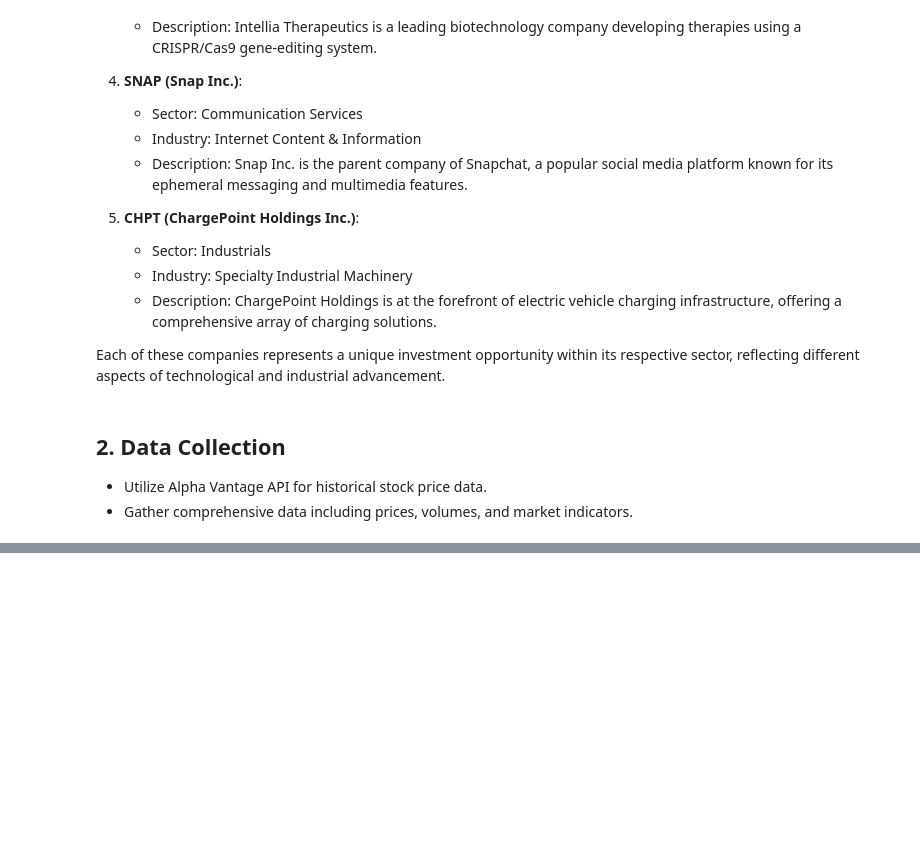
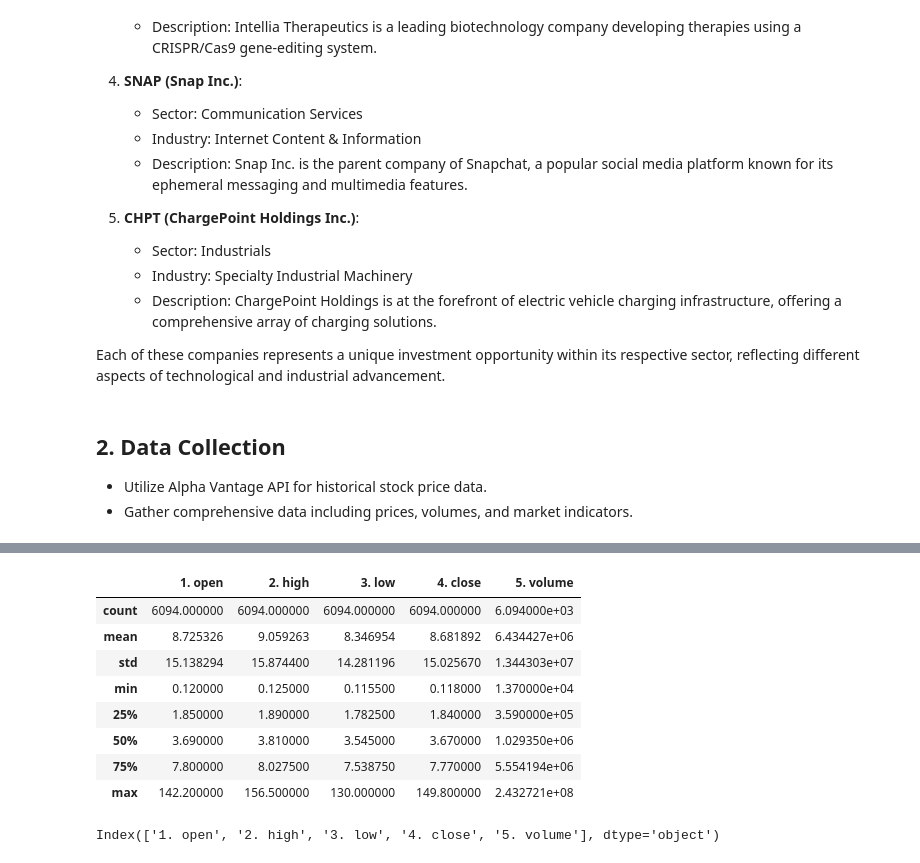
Before and after one commit to omnidox/Stock-Price-Prediction-Project, a Jupyter notebook: Stock_Prediction.ipynb, the cells around one changed output, grey strips where cells are left out. Cells and saved outputs as stored; diff of their text form; code cells hidden in the pictures; blank space fills up the shorter version.

```diff
--- a/Stock_Prediction.ipynb
+++ b/Stock_Prediction.ipynb
@@ -55,4 +55,6 @@ import numpy as np
 import matplotlib.pyplot as plt
 import seaborn as sns
 import plotly.express as px
+# %%
+symbols_list = ['PLUG', 'NIO', 'NTLA', 'SNAP', 'CHPT']
 # %%
@@ -101,0 +123,36 @@ def retrieve_stock_data():
+# %%
+import glob
+import pandas as pd
+
+def load_stock_data(symbols):
+    """
+    Load the most recent, up-to-date historical data CSV files into variables.
+    The 'Date' column in each CSV file is used as the DataFrame index and parsed as dates.
+
+    Parameters:
+    symbols (list): A list of stock symbols to load data for.
+
+    Returns:
+    dict: A dictionary containing the loaded data frames, with stock symbols as keys.
+    """
+    data_frames = {}
+
+    for symbol in symbols:
+        # Find the most recent CSV file for the symbol
+        files = glob.glob(f'*{symbol}_historical_data.csv')
+        if files:
+            files.sort()
+            most_recent_file = files[-1]
+
+            # Load the CSV file into a data frame with 'Date' as the index column and parse dates
+            data_frames[symbol] = pd.read_csv(most_recent_file, index_col='date', parse_dates=['date'])
+            print(f"Data loaded for {symbol}: {most_recent_file}")
+        else:
+            print(f"No data found for {symbol}")
+
+    return data_frames
+
+# Example usage
+# symbols_list should be defined earlier in your script
+# e.g., symbols_list = ['AAPL', 'GOOGL', 'MSFT']
+stock_data = load_stock_data(symbols_list)
@@ -101,0 +217,16 @@ def retrieve_stock_data():
+# %%
+stock_data['PLUG'].describe()
+# %% [output]
+|  | 1. open | 2. high | 3. low | 4. close | 5. volume |
+| count | 6094.000000 | 6094.000000 | 6094.000000 | 6094.000000 | 6.094000e+03 |
+| mean | 8.725326 | 9.059263 | 8.346954 | 8.681892 | 6.434427e+06 |
+| std | 15.138294 | 15.874400 | 14.281196 | 15.025670 | 1.344303e+07 |
+| min | 0.120000 | 0.125000 | 0.115500 | 0.118000 | 1.370000e+04 |
+| 25% | 1.850000 | 1.890000 | 1.782500 | 1.840000 | 3.590000e+05 |
+| 50% | 3.690000 | 3.810000 | 3.545000 | 3.670000 | 1.029350e+06 |
+| 75% | 7.800000 | 8.027500 | 7.538750 | 7.770000 | 5.554194e+06 |
+| max | 142.200000 | 156.500000 | 130.000000 | 149.800000 | 2.432721e+08 |
+# %%
+stock_data['PLUG'].columns
+# %% [output]
+Index(['1. open', '2. high', '3. low', '4. close', '5. volume'], dtype='object')
```
Also changed, not shown: parts of 16 cells of this notebook, 11 other files.
